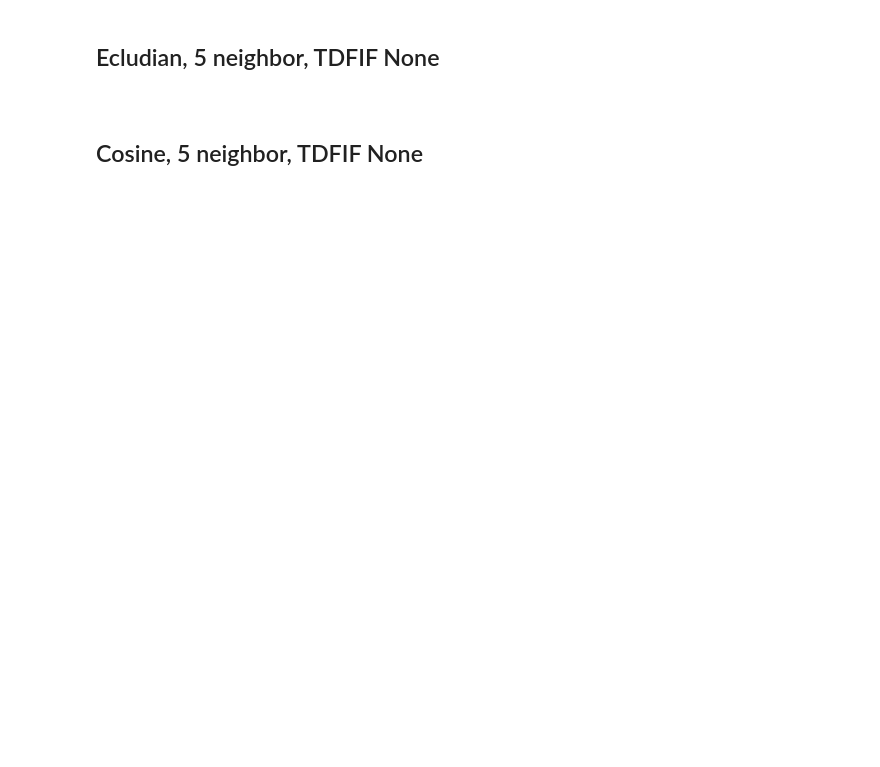
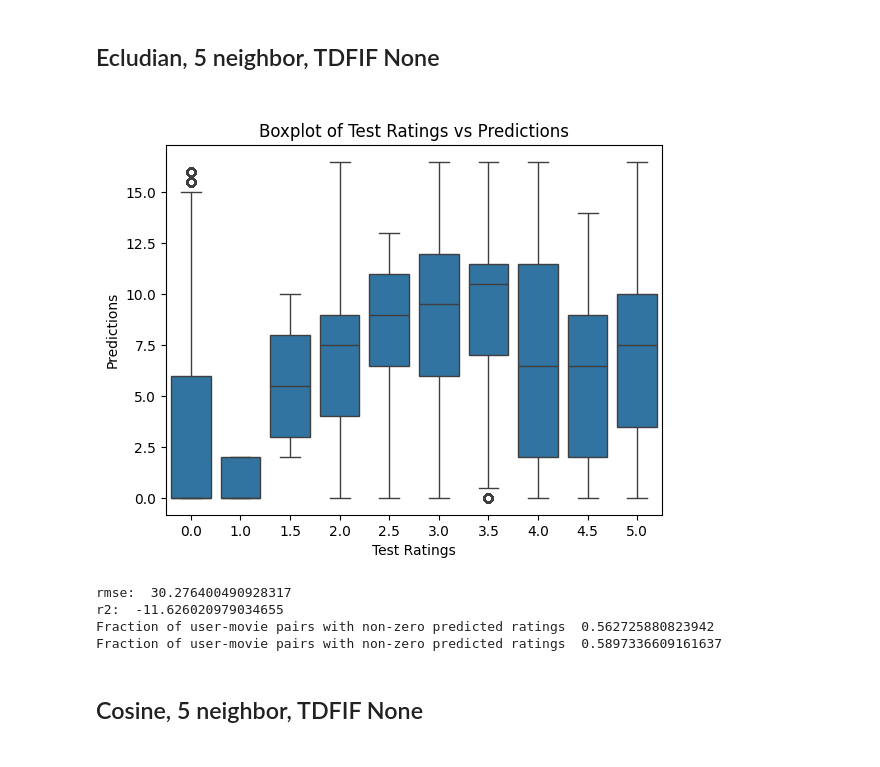
Before and after one commit to mikedabike1/AverageRatingsImplementation, a Jupyter notebook: kNNImplementation.ipynb, the cells around one changed output. Saved outputs shown, nothing was run; the diff lists cells and outputs as text; code cells hidden in the pictures; blank space fills up the shorter version.

```diff
--- a/kNNImplementation.ipynb
+++ b/kNNImplementation.ipynb
@@ -303,11 +286,17 @@ print_stats(test_ratings_array, predictions_array)
 # %%
 avg_rat_model = KNNAverageRatingModel()
 
-avg_rat_model.fit(train_dataset, 5, 'ecludian', True, None)
+avg_rat_model.fit(train_dataset, 5, 'euclidean', True, None)
 
-predictions_array, test_ratings_array = compute_predictions(avg_rat_model, input_ratings, test_ratings)
+predictions_array, test_ratings_array = compute_predictions(avg_rat_model, input_ratings, test_ratings, True, None)
 show_box_plot(test_ratings_array, predictions_array)
 print_stats(test_ratings_array, predictions_array)
+# %% [output]
+[figure, added]
+rmse:  30.276400490928317
+r2:  -11.626020979034655
+Fraction of user-movie pairs with non-zero predicted ratings  0.562725880823942
+Fraction of user-movie pairs with non-zero predicted ratings  0.5897336609161637
 # %% [markdown]
 <H2>Cosine, 5 neighbor, TDFIF None<h2>
 # %%
```
Also changed, not shown: parts of 16 cells of this notebook, 2 other files.
